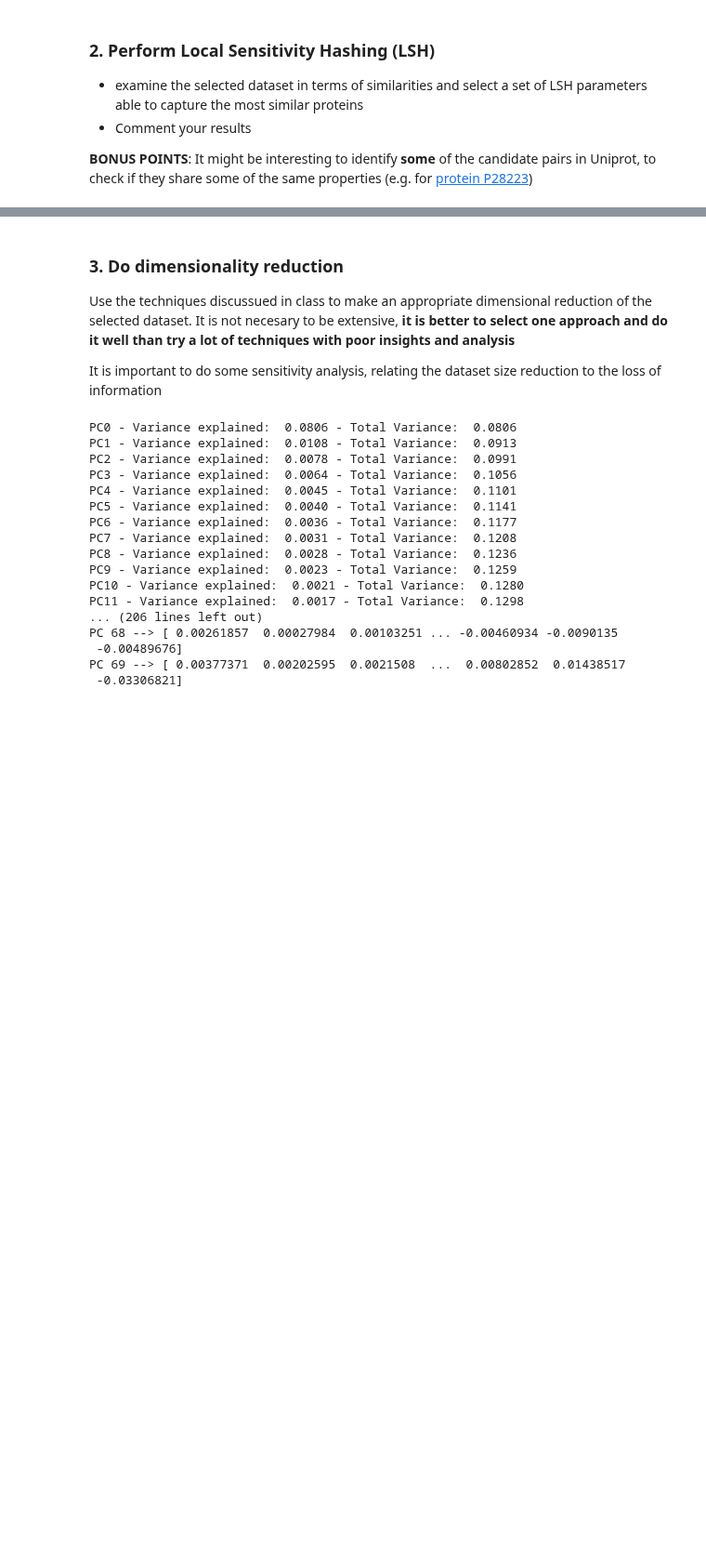
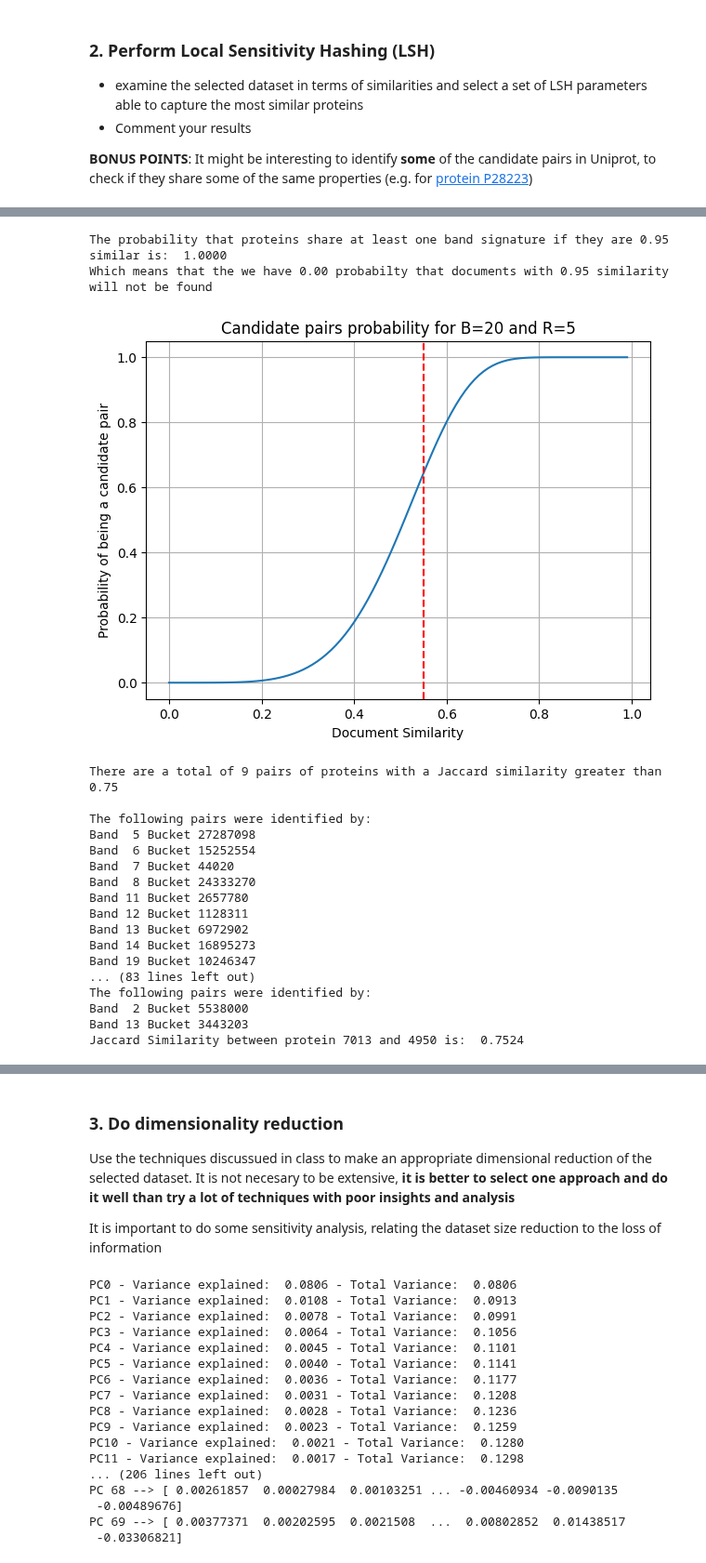
Before and after one commit to RomuloNogueira02/DataMining, a Jupyter notebook: HA3/PD_2324_HA3-atualizado.ipynb, the cells around one changed output, grey strips where cells are left out. Shown at 93% size. Saved outputs shown, nothing was run; the diff lists cells and outputs as text; code cells hidden in the pictures; blank space fills up the shorter version.

```diff
--- a/HA3/PD_2324_HA3-atualizado.ipynb
+++ b/HA3/PD_2324_HA3-atualizado.ipynb
@@ -149,4 +148,0 @@ The probability that documents share at least one band signature if they are 0.7
-# %%
-for b, buck in res:
-    if len(res[(b,buck)])>1:
-        print("Band", b, "suggests these similar docs:", res[(b,buck)])
@@ -171,2 +149,78 @@ Band 55 suggests these simi
+# %%
+### Add processing code here
+
+B = 20
+R = 5
+
+s = 0.95
+
+P = 1-(1-s**R)**B
+print("The probability that proteins share at least one band signature if they are %4.2f similar is: %7.4f" %(s, P))
+print("Which means that the we have %4.2f probabilty that documents with %4.2f similarity will not be found" %(1-P, s))
+
+DrawSimPlot(B,R)
+
+dense_matrix = csr_matrix.toarray()
+bucks = LSHT(dense_matrix, B, R)
+
+data = []
+for b, buck in bucks:
+    if len(bucks[(b,buck)])>1:
+        doc_ids=np.array(list(bucks[(b,buck)]))
+        idx = np.stack(np.triu_indices(len(doc_ids), k=1), axis=-1)
+        sim_pairs=doc_ids[idx]
+        for d1, d2 in sim_pairs:
+            J=JaccardSim(dense_matrix[d1], dense_matrix[d2])
+            if J>0.75:
+                data.append({
+                    "b,buck": (b, buck),
+                    "d1": d1,
+                    "d2": d2,
+                    "J": J
+                })
+
+data = sorted(data, key=lambda x: x["J"], reverse=True)
+
+grouped_data = defaultdict(lambda: {'b,buck': [], 'd1': None, 'd2': None, 'J': None})
+
+for entry in data:
+    key = (entry['d1'], entry['d2'])
+    grouped_data[key]['b,buck'].append(entry['b,buck'])
+    grouped_data[key]['d1'] = entry['d1']
+    grouped_data[key]['d2'] = entry['d2']
+    grouped_data[key]['J'] = entry['J']
+
+result = list(grouped_data.values())
+
+print("There are a total of %d pairs of proteins with a Jaccard similarity greater than 0.75" % len(result))
+print()
+
+for group in result:
+    print("The following pairs were identified by:")
+    for b,buck in group['b,buck']:
+        print("Band %2d Bucket %2d" % (b, buck))
+    print ("Jaccard Similarity between protein %d and %d is: %7.4f" %(group['d1'],group['d2'],group['J']))
+    print()
+# %% [output]
+The probability that proteins share at least one band signature if they are 0.95 similar is:  1.0000
+Which means that the we have 0.00 probabilty that documents with 0.95 similarity will not be found
+[figure, added]
+There are a total of 9 pairs of proteins with a Jaccard similarity greater than 0.75
+
+The following pairs were identified by:
+Band  5 Bucket 27287098
+Band  6 Bucket 15252554
+Band  7 Bucket 44020
+Band  8 Bucket 24333270
+Band 11 Bucket 2657780
+Band 12 Bucket 1128311
+Band 13 Bucket 6972902
+Band 14 Bucket 16895273
+Band 19 Bucket 10246347
+... (83 lines left out)
+The following pairs were identified by:
+Band  2 Bucket 5538000
+Band 13 Bucket 3443203
+Jaccard Similarity between protein 7013 and 4950 is:  0.7524
 # %% [markdown]
 ##### Your short analysis here
```
Also changed, not shown: parts of 6 cells of this notebook.
